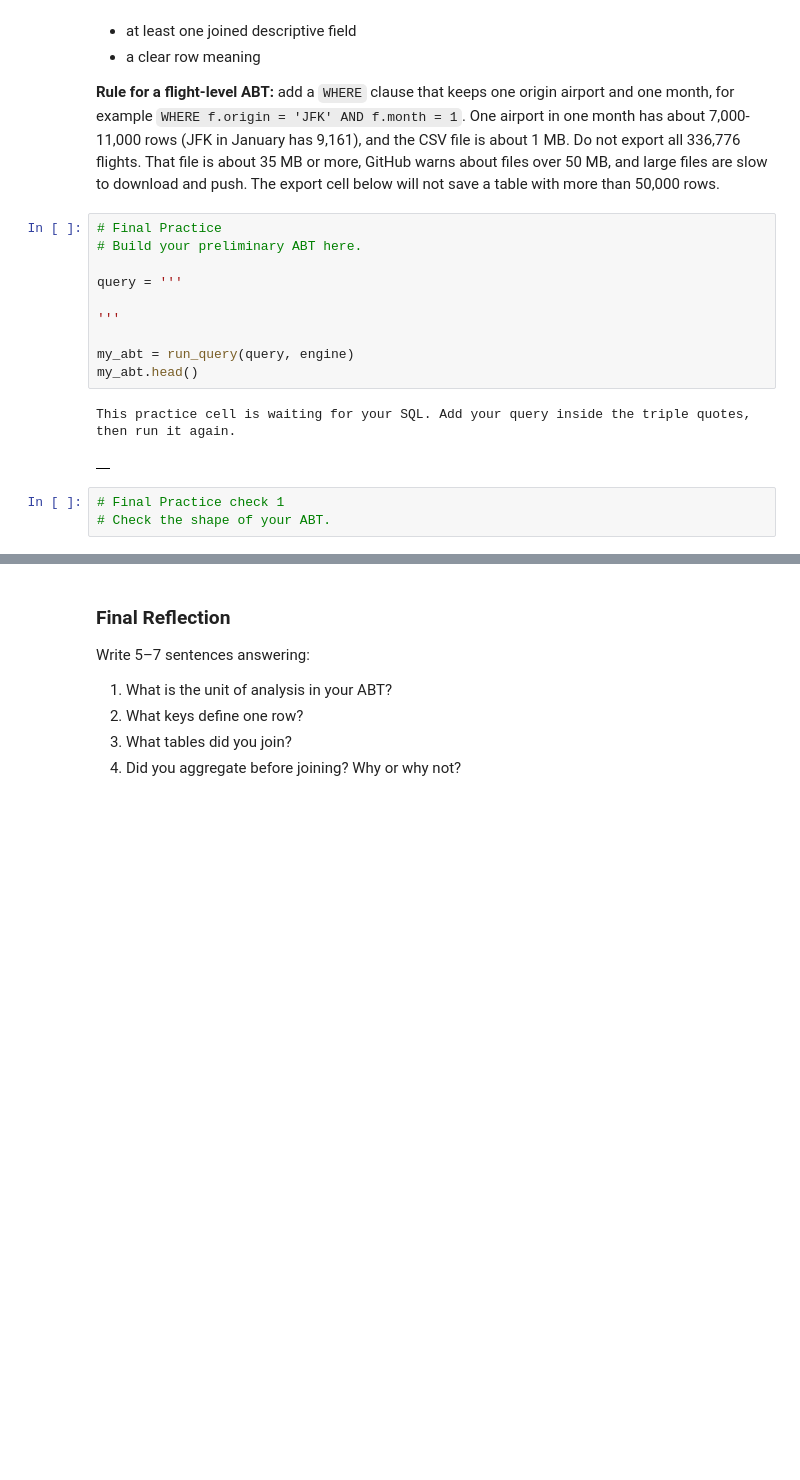
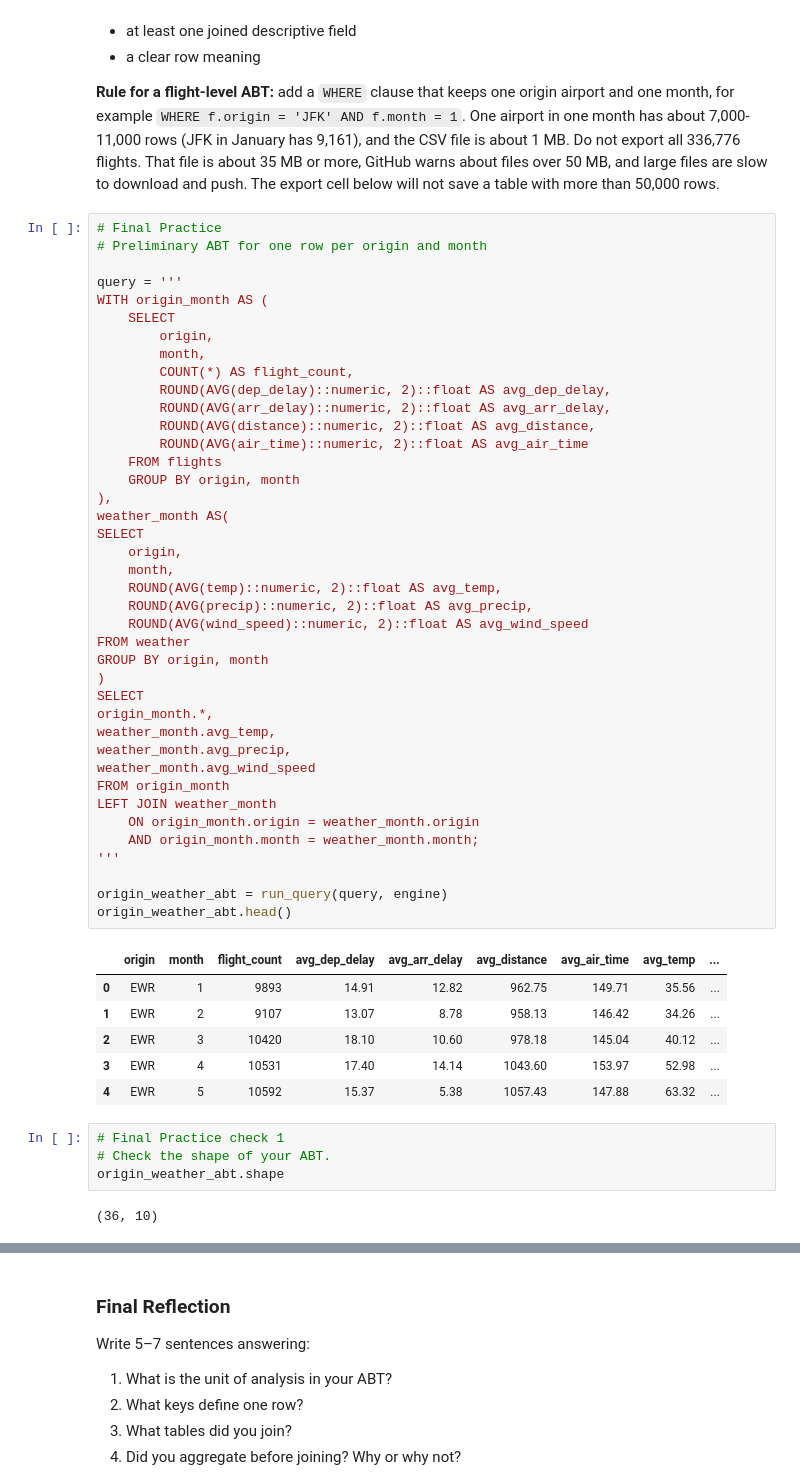
Before and after one commit to acruz-utsa/ban6003-week-09-10-sql-abt-aliciacruz, a Jupyter notebook: notebooks/module10_sql_joins_abt_guided_lab.ipynb, the cells around one changed output, grey strips where cells are left out. Cells and saved outputs as stored; diff of their text form; blank space fills up the shorter version.

Commit message:
Final Module 10 SQL Joins Push

```diff
--- a/notebooks/module10_sql_joins_abt_guided_lab.ipynb
+++ b/notebooks/module10_sql_joins_abt_guided_lab.ipynb
@@ -917,20 +917,57 @@ Your ABT should include:
 **Rule for a flight-level ABT:** add a `WHERE` clause that keeps one origin airport and one month, for example `WHERE f.origin = 'JFK' AND f.month = 1`. One airport in one month has about 7,000-11,000 rows (JFK in January has 9,161), and the CSV file is about 1 MB. Do not export all 336,776 flights. That file is about 35 MB or more, GitHub warns about files over 50 MB, and large files are slow to download and push. The export cell below will not save a table with more than 50,000 rows.
 # %%
 # Final Practice
-# Build your preliminary ABT here.
+# Preliminary ABT for one row per origin and month
 
 query = '''
-
+WITH origin_month AS (
+    SELECT
+        origin,
+        month,
+        COUNT(*) AS flight_count,
+        ROUND(AVG(dep_delay)::numeric, 2)::float AS avg_dep_delay,
+        ROUND(AVG(arr_delay)::numeric, 2)::float AS avg_arr_delay,
+        ROUND(AVG(distance)::numeric, 2)::float AS avg_distance,
+        ROUND(AVG(air_time)::numeric, 2)::float AS avg_air_time
+    FROM flights
+    GROUP BY origin, month
+),
+weather_month AS(
+SELECT
+    origin,
+    month,
+    ROUND(AVG(temp)::numeric, 2)::float AS avg_temp,
+    ROUND(AVG(precip)::numeric, 2)::float AS avg_precip,
+    ROUND(AVG(wind_speed)::numeric, 2)::float AS avg_wind_speed
+FROM weather
+GROUP BY origin, month
+)
+SELECT
+origin_month.*,
+weather_month.avg_temp,
+weather_month.avg_precip,
+weather_month.avg_wind_speed
+FROM origin_month
+LEFT JOIN weather_month
+    ON origin_month.origin = weather_month.origin
+    AND origin_month.month = weather_month.month;
 '''
 
-my_abt = run_query(query, engine)
-my_abt.head()
+origin_weather_abt = run_query(query, engine)
+origin_weather_abt.head()
 # %% [output]
-This practice cell is waiting for your SQL. Add your query inside the triple quotes, then run it again.
-|  |
+|  | origin | month | flight_count | avg_dep_delay | avg_arr_delay | avg_distance | avg_air_time | avg_temp | ... |
+| 0 | EWR | 1 | 9893 | 14.91 | 12.82 | 962.75 | 149.71 | 35.56 | ... |
+| 1 | EWR | 2 | 9107 | 13.07 | 8.78 | 958.13 | 146.42 | 34.26 | ... |
+| 2 | EWR | 3 | 10420 | 18.10 | 10.60 | 978.18 | 145.04 | 40.12 | ... |
+| 3 | EWR | 4 | 10531 | 17.40 | 14.14 | 1043.60 | 153.97 | 52.98 | ... |
+| 4 | EWR | 5 | 10592 | 15.37 | 5.38 | 1057.43 | 147.88 | 63.32 | ... |
 # %%
 # Final Practice check 1
 # Check the shape of your ABT.
+origin_weather_abt.shape
+# %% [output]
+(36, 10)
 # %%
 # Final Practice check 2
 # Check missing values.
```
Also changed, not shown: parts of 18 cells of this notebook, 2 other files.
